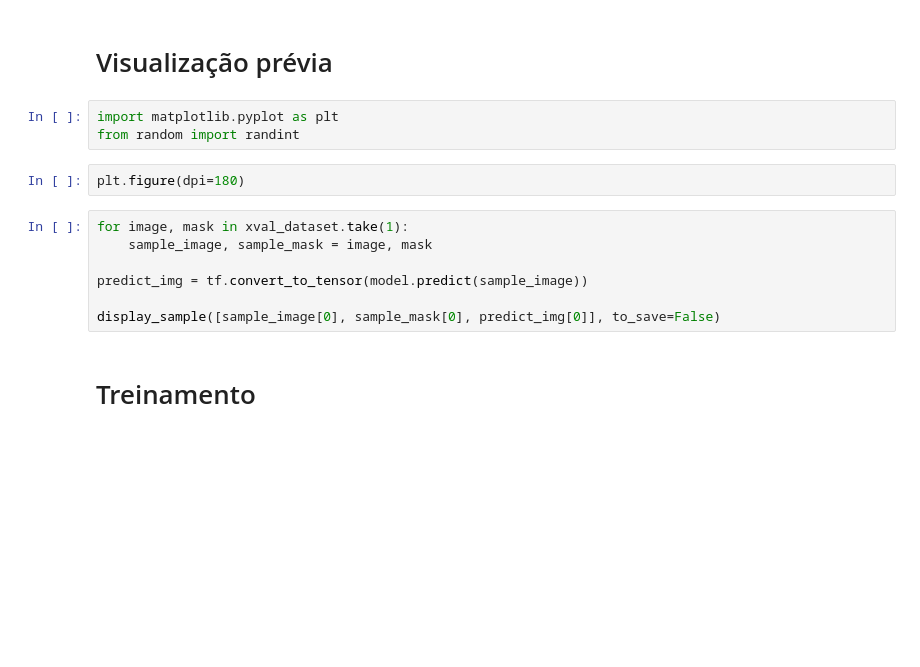
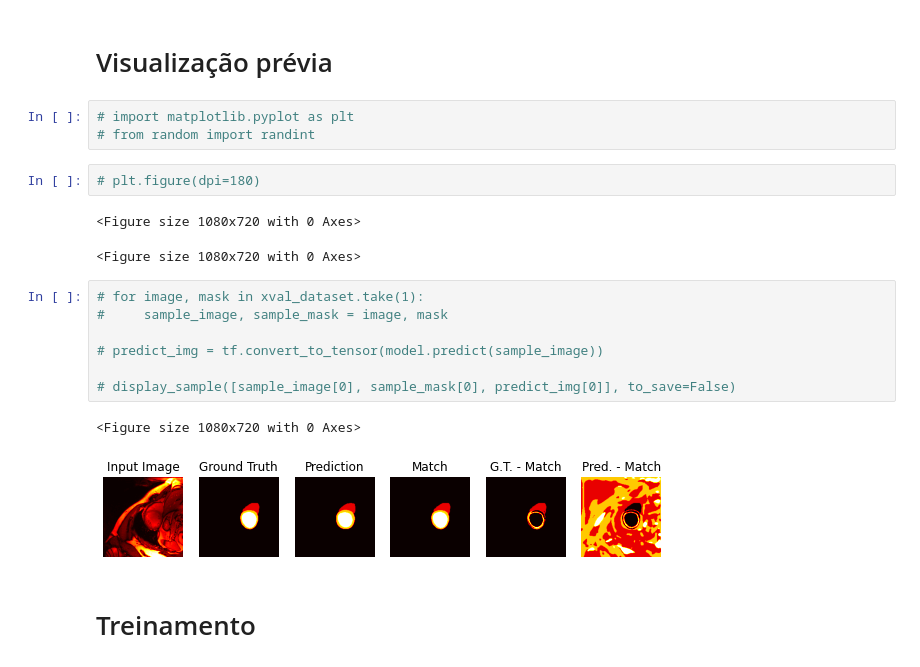
Before and after one commit to rodrigofegui/cardiac-mri-image-segmentation, a Jupyter notebook: Seg_MRI_Cardiaca.ipynb, the cells around one changed output. Drawn from its saved outputs; the diff is of its cells as text; blank space fills up the shorter version.

```diff
--- a/Seg_MRI_Cardiaca.ipynb
+++ b/Seg_MRI_Cardiaca.ipynb
@@ -1050,17 +1116,23 @@ plot_model(
 # %% [markdown]
 # Visualização prévia
 # %%
-import matplotlib.pyplot as plt
-from random import randint
+# import matplotlib.pyplot as plt
+# from random import randint
 # %%
-plt.figure(dpi=180)
+# plt.figure(dpi=180)
+# %% [output]
+<Figure size 1080x720 with 0 Axes>
+<Figure size 1080x720 with 0 Axes>
 # %%
-for image, mask in xval_dataset.take(1):
-    sample_image, sample_mask = image, mask
+# for image, mask in xval_dataset.take(1):
+#     sample_image, sample_mask = image, mask
 
-predict_img = tf.convert_to_tensor(model.predict(sample_image))
+# predict_img = tf.convert_to_tensor(model.predict(sample_image))
 
-display_sample([sample_image[0], sample_mask[0], predict_img[0]], to_save=False)
+# display_sample([sample_image[0], sample_mask[0], predict_img[0]], to_save=False)
+# %% [output]
+<Figure size 1080x720 with 0 Axes>
+[figure, added]
 # %% [markdown]
 # Treinamento
 # %%
```
Also changed, not shown: parts of 15 cells of this notebook.
